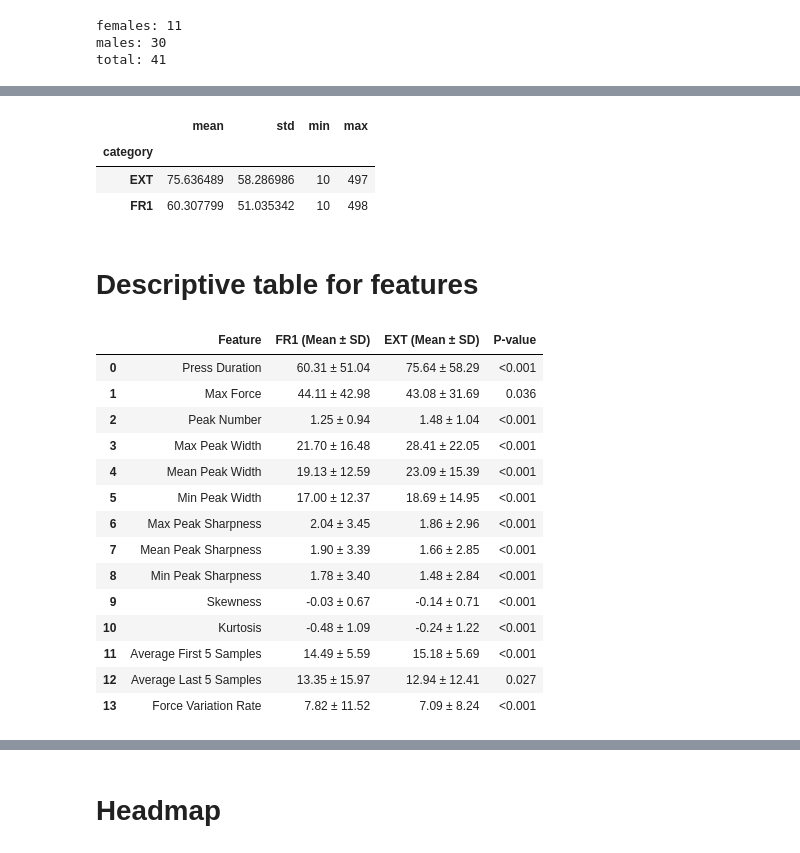
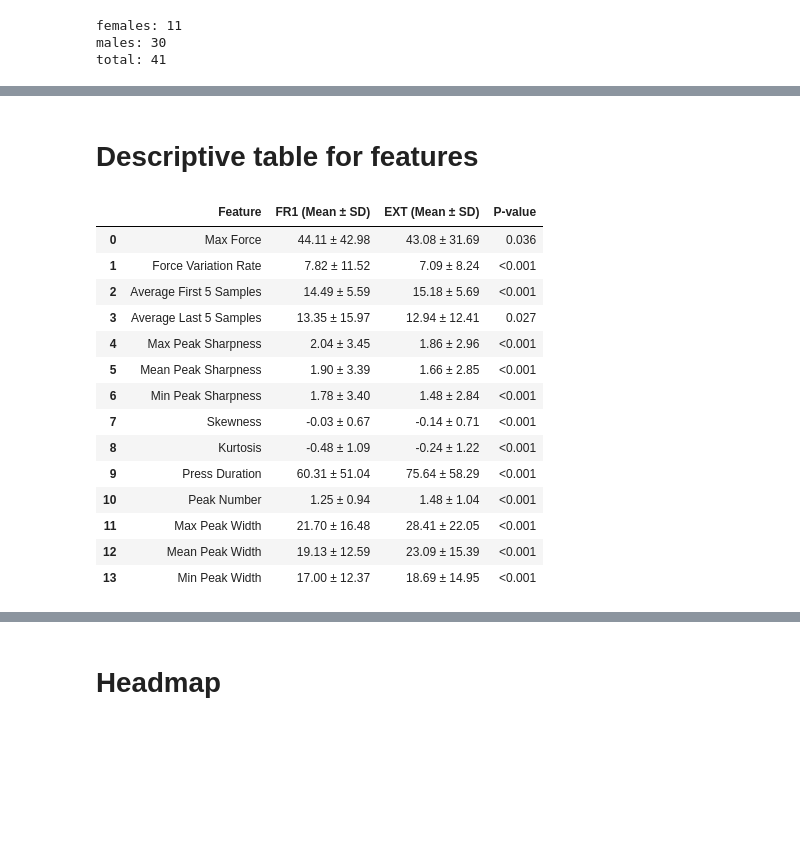
Before and after one commit to Jiefei-Wang/rat-model, a Jupyter notebook: scripts/manuscript/descriptive.ipynb, the cells around one changed output, grey strips where cells are left out. Saved outputs shown, nothing was run; the diff lists cells and outputs as text; code cells hidden in the pictures; blank space fills up the shorter version.

```diff
--- a/scripts/descriptive.ipynb
+++ b/scripts/manuscript/descriptive.ipynb
@@ -60,102 +80,56 @@ FR1     877.809268
 Name: raw_data_len, dtype: float64
-# %%
-df_ML_unscaled.groupby('category')['total_press_duration'].agg(
-    ['mean', 'std','min','max']
-)
-# %% [output]
-|  | mean | std | min | max |
-| category |  |  |  |  |
-| EXT | 75.636489 | 58.286986 | 10 | 497 |
-| FR1 | 60.307799 | 51.035342 | 10 | 498 |
 # %% [markdown]
 # Descriptive table for features
 # %%
 import pandas as pd
 from scipy.stats import ttest_ind
 
-# Features to include (matching your table)
-features = [
-    'total_press_duration',
-    'max_force',
-    'pk_num',
-    'pk_widths_max',
-    'pk_widths_mean',
-    'pk_widths_min',
-    'pk_sharp_max',
-    'pk_sharp_mean',
-    'pk_sharp_min',
-    'skewness',
-    'kurtosis',
-    'avg_first_5',
-    'avg_last_5',
-    'force_variation_rate'
-]
-
-# Optional: rename features to match paper formatting
-feature_name_map = {
-    'total_press_duration': 'Press Duration',
-    'max_force': 'Max Force',
-    'pk_num': 'Peak Number',
-    'pk_widths_max': 'Max Peak Width',
-    'pk_widths_mean': 'Mean Peak Width',
-    'pk_widths_min': 'Min Peak Width',
-    'pk_sharp_max': 'Max Peak Sharpness',
-    'pk_sharp_mean': 'Mean Peak Sharpness',
-    'pk_sharp_min': 'Min Peak Sharpness',
-    'skewness': 'Skewness',
-    'kurtosis': 'Kurtosis',
-    'avg_first_5': 'Average First 5 Samples',
-    'avg_last_5': 'Average Last 5 Samples',
-    'force_variation_rate': 'Force Variation Rate'
-}
-
-
 
 results = []
 
-for feat in features:
+for feat in ordered_features:
     fr1 = df_ML_unscaled[df_ML_unscaled['category'] == 'FR1'][feat].dropna()
     ext = df_ML_unscaled[df_ML_unscaled['category'] == 'EXT'][feat].dropna()
 
     # Descriptive stats
     fr1_mean, fr1_sd = fr1.mean(), fr1.std()
     ext_mean, ext_sd = ext.mean(), ext.std()
 
     # Welch’s t-test
     t_stat, p_val = ttest_ind(fr1, ext, equal_var=False)
 
     results.append({
         'Feature': feature_name_map.get(feat, feat),
         'FR1 (Mean ± SD)': f"{fr1_mean:.2f} ± {fr1_sd:.2f}",
         'EXT (Mean ± SD)': f"{ext_mean:.2f} ± {ext_sd:.2f}",
         'P-value': "<0.001" if p_val < 0.001 else f"{p_val:.3f}"
     })
 
 # Create final table
 df_table = pd.DataFrame(results)
 
 # Display in notebook
 display(df_table)
 
 # Optional: export to LaTeX
 latex_table = df_table.to_latex(index=False, escape=False)
 print(latex_table)
 # %% [output]
 |  | Feature | FR1 (Mean ± SD) | EXT (Mean ± SD) | P-value |
-| 0 | Press Duration | 60.31 ± 51.04 | 75.64 ± 58.29 | <0.001 |
-| 1 | Max Force | 44.11 ± 42.98 | 43.08 ± 31.69 | 0.036 |
-| 2 | Peak Number | 1.25 ± 0.94 | 1.48 ± 1.04 | <0.001 |
-| 3 | Max Peak Width | 21.70 ± 16.48 | 28.41 ± 22.05 | <0.001 |
-| 4 | Mean Peak Width | 19.13 ± 12.59 | 23.09 ± 15.39 | <0.001 |
-| 5 | Min Peak Width | 17.00 ± 12.37 | 18.69 ± 14.95 | <0.001 |
-| 6 | Max Peak Sharpness | 2.04 ± 3.45 | 1.86 ± 2.96 | <0.001 |
-| 7 | Mean Peak Sharpness | 1.90 ± 3.39 | 1.66 ± 2.85 | <0.001 |
-| 8 | Min Peak Sharpness | 1.78 ± 3.40 | 1.48 ± 2.84 | <0.001 |
-| 9 | Skewness | -0.03 ± 0.67 | -0.14 ± 0.71 | <0.001 |
-| 10 | Kurtosis | -0.48 ± 1.09 | -0.24 ± 1.22 | <0.001 |
-| 11 | Average First 5 Samples | 14.49 ± 5.59 | 15.18 ± 5.69 | <0.001 |
-| 12 | Average Last 5 Samples | 13.35 ± 15.97 | 12.94 ± 12.41 | 0.027 |
-| 13 | Force Variation Rate | 7.82 ± 11.52 | 7.09 ± 8.24 | <0.001 |
+| 0 | Max Force | 44.11 ± 42.98 | 43.08 ± 31.69 | 0.036 |
+| 1 | Force Variation Rate | 7.82 ± 11.52 | 7.09 ± 8.24 | <0.001 |
+| 2 | Average First 5 Samples | 14.49 ± 5.59 | 15.18 ± 5.69 | <0.001 |
+| 3 | Average Last 5 Samples | 13.35 ± 15.97 | 12.94 ± 12.41 | 0.027 |
+| 4 | Max Peak Sharpness | 2.04 ± 3.45 | 1.86 ± 2.96 | <0.001 |
+| 5 | Mean Peak Sharpness | 1.90 ± 3.39 | 1.66 ± 2.85 | <0.001 |
+| 6 | Min Peak Sharpness | 1.78 ± 3.40 | 1.48 ± 2.84 | <0.001 |
+| 7 | Skewness | -0.03 ± 0.67 | -0.14 ± 0.71 | <0.001 |
+| 8 | Kurtosis | -0.48 ± 1.09 | -0.24 ± 1.22 | <0.001 |
+| 9 | Press Duration | 60.31 ± 51.04 | 75.64 ± 58.29 | <0.001 |
+| 10 | Peak Number | 1.25 ± 0.94 | 1.48 ± 1.04 | <0.001 |
+| 11 | Max Peak Width | 21.70 ± 16.48 | 28.41 ± 22.05 | <0.001 |
+| 12 | Mean Peak Width | 19.13 ± 12.59 | 23.09 ± 15.39 | <0.001 |
+| 13 | Min Peak Width | 17.00 ± 12.37 | 18.69 ± 14.95 | <0.001 |
 \begin{tabular}{llll}
 \toprule
 Feature & FR1 (Mean ± SD) & EXT (Mean ± SD) & P-value \\
```
Also changed, not shown: parts of 15 cells of this notebook, 4 other files.
